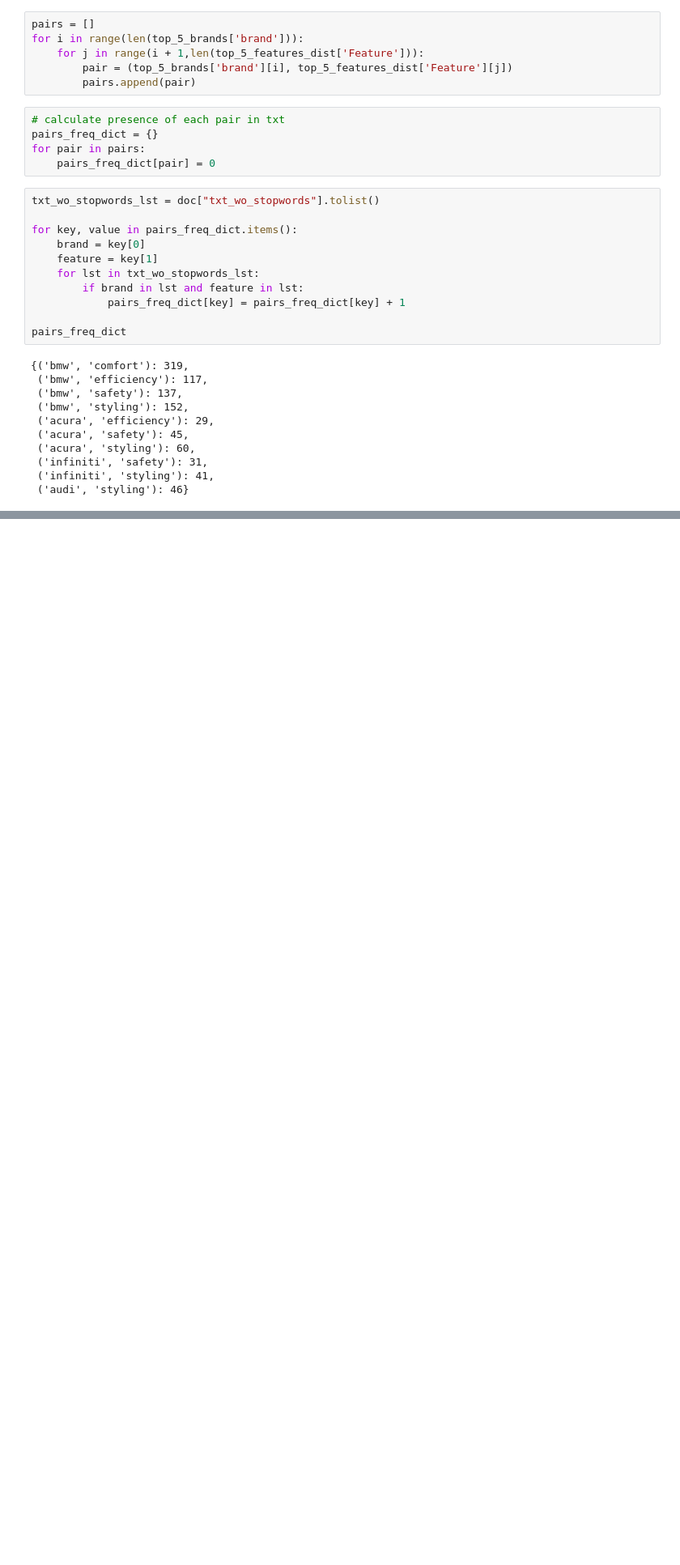
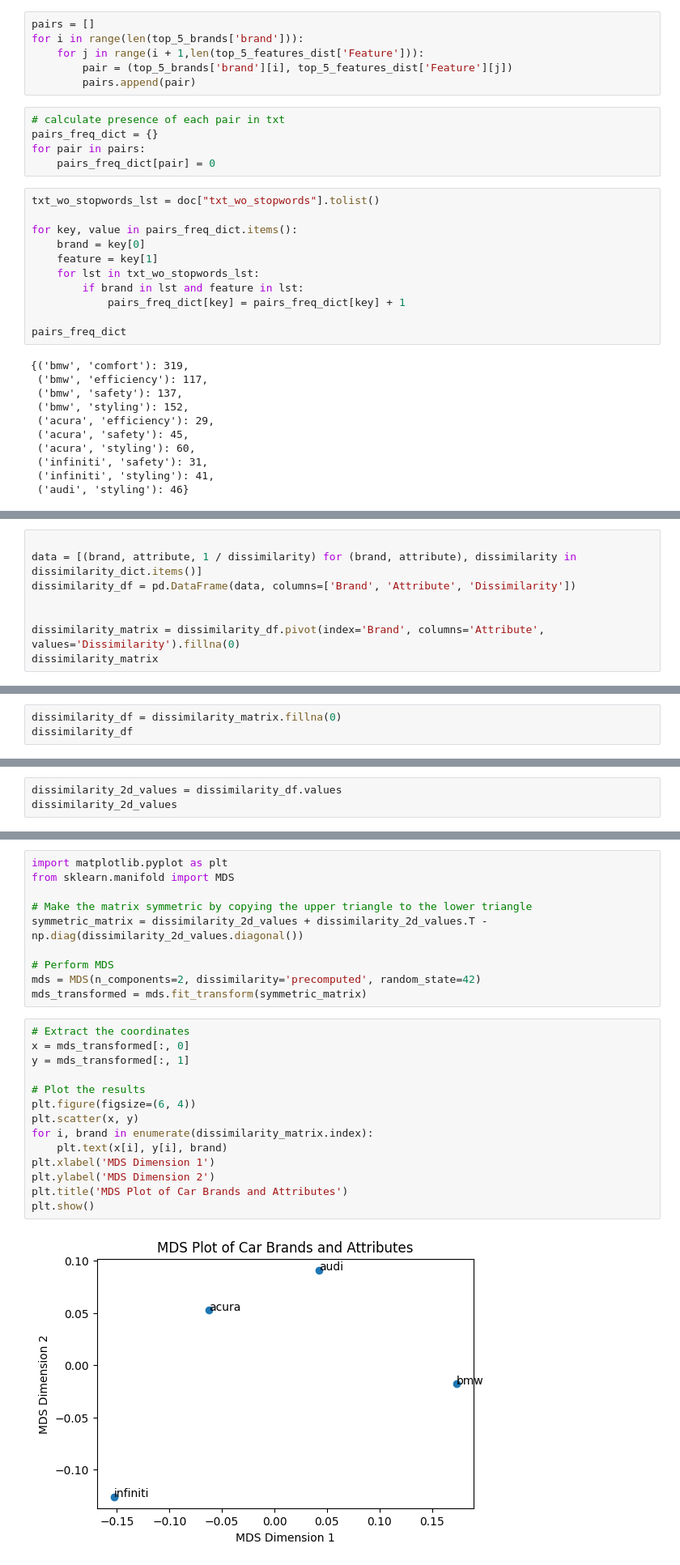
Before and after one commit to TeachFakerPlayingMid/INSY669-Text-Analytics-, a Jupyter notebook: Task C.ipynb, the cells around one changed output, grey strips where cells are left out. Shown at 81% size. Drawn from its saved outputs; the diff is of its cells as text; blank space fills up the shorter version.

Commit message:
Task C update
Done the MSD plot, still trying to expand the attributes dictionary

```diff
--- a/Task C.ipynb
+++ b/Task C.ipynb
@@ -250,0 +296,8 @@ lift_dict
+# %%
+
+data = [(brand, attribute, 1 / dissimilarity) for (brand, attribute), dissimilarity in dissimilarity_dict.items()]
+dissimilarity_df = pd.DataFrame(data, columns=['Brand', 'Attribute', 'Dissimilarity'])
+
+
+dissimilarity_matrix = dissimilarity_df.pivot(index='Brand', columns='Attribute', values='Dissimilarity').fillna(0)
+dissimilarity_matrix
@@ -250,0 +311,3 @@ lift_dict
+# %%
+dissimilarity_df = dissimilarity_matrix.fillna(0)
+dissimilarity_df
@@ -250,0 +321,3 @@ lift_dict
+# %%
+dissimilarity_2d_values = dissimilarity_df.values
+dissimilarity_2d_values
@@ -250,0 +329,26 @@ lift_dict
+# %%
+import matplotlib.pyplot as plt
+from sklearn.manifold import MDS
+
+# Make the matrix symmetric by copying the upper triangle to the lower triangle
+symmetric_matrix = dissimilarity_2d_values + dissimilarity_2d_values.T - np.diag(dissimilarity_2d_values.diagonal())
+
+# Perform MDS
+mds = MDS(n_components=2, dissimilarity='precomputed', random_state=42)
+mds_transformed = mds.fit_transform(symmetric_matrix)
+# %%
+# Extract the coordinates
+x = mds_transformed[:, 0]
+y = mds_transformed[:, 1]
+
+# Plot the results
+plt.figure(figsize=(6, 4))
+plt.scatter(x, y)
+for i, brand in enumerate(dissimilarity_matrix.index):
+    plt.text(x[i], y[i], brand)
+plt.xlabel('MDS Dimension 1')
+plt.ylabel('MDS Dimension 2')
+plt.title('MDS Plot of Car Brands and Attributes')
+plt.show()
+# %% [output]
+[figure, added]
```
Also changed, not shown: parts of 12 cells of this notebook, 1 other file.
